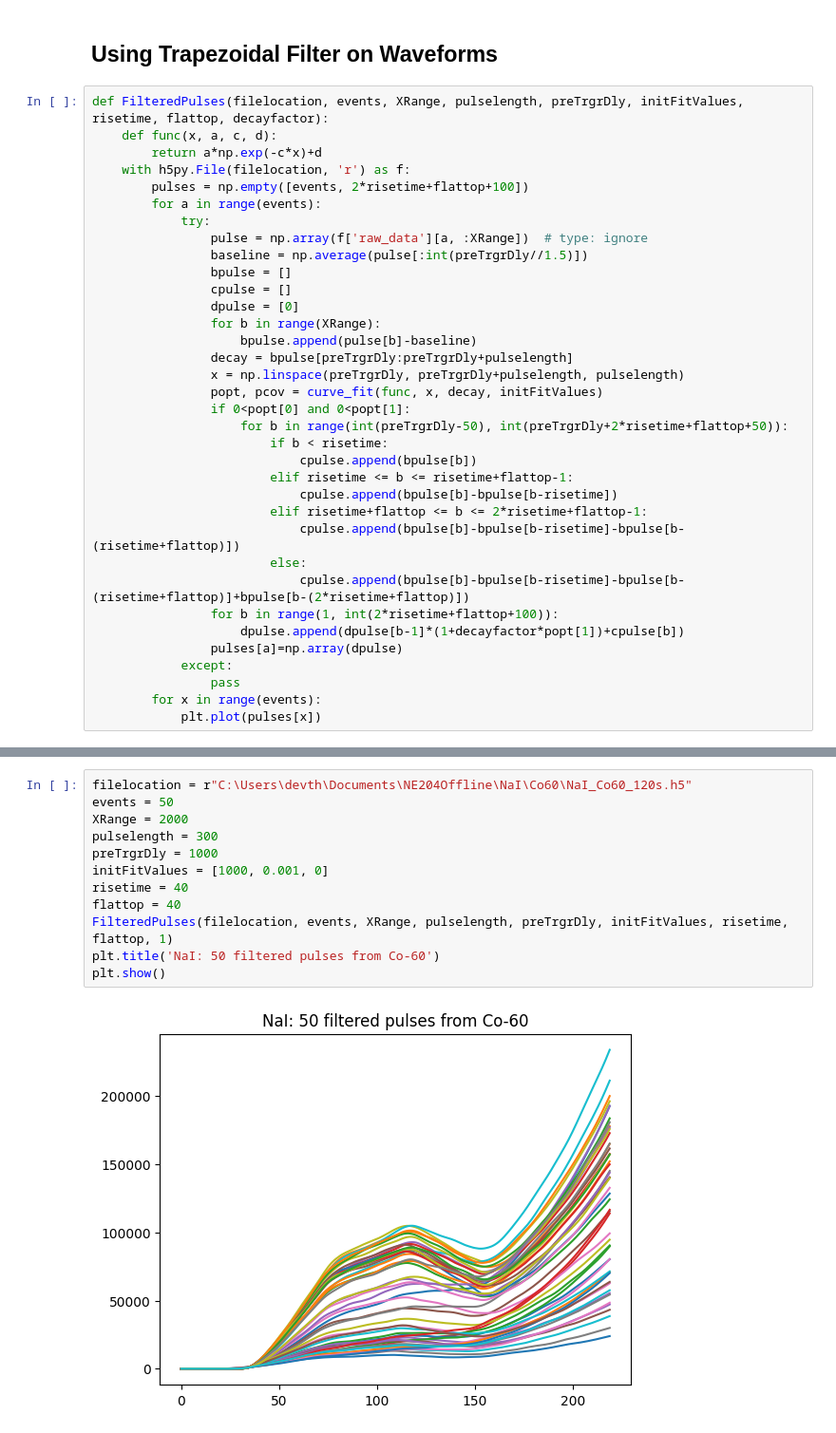
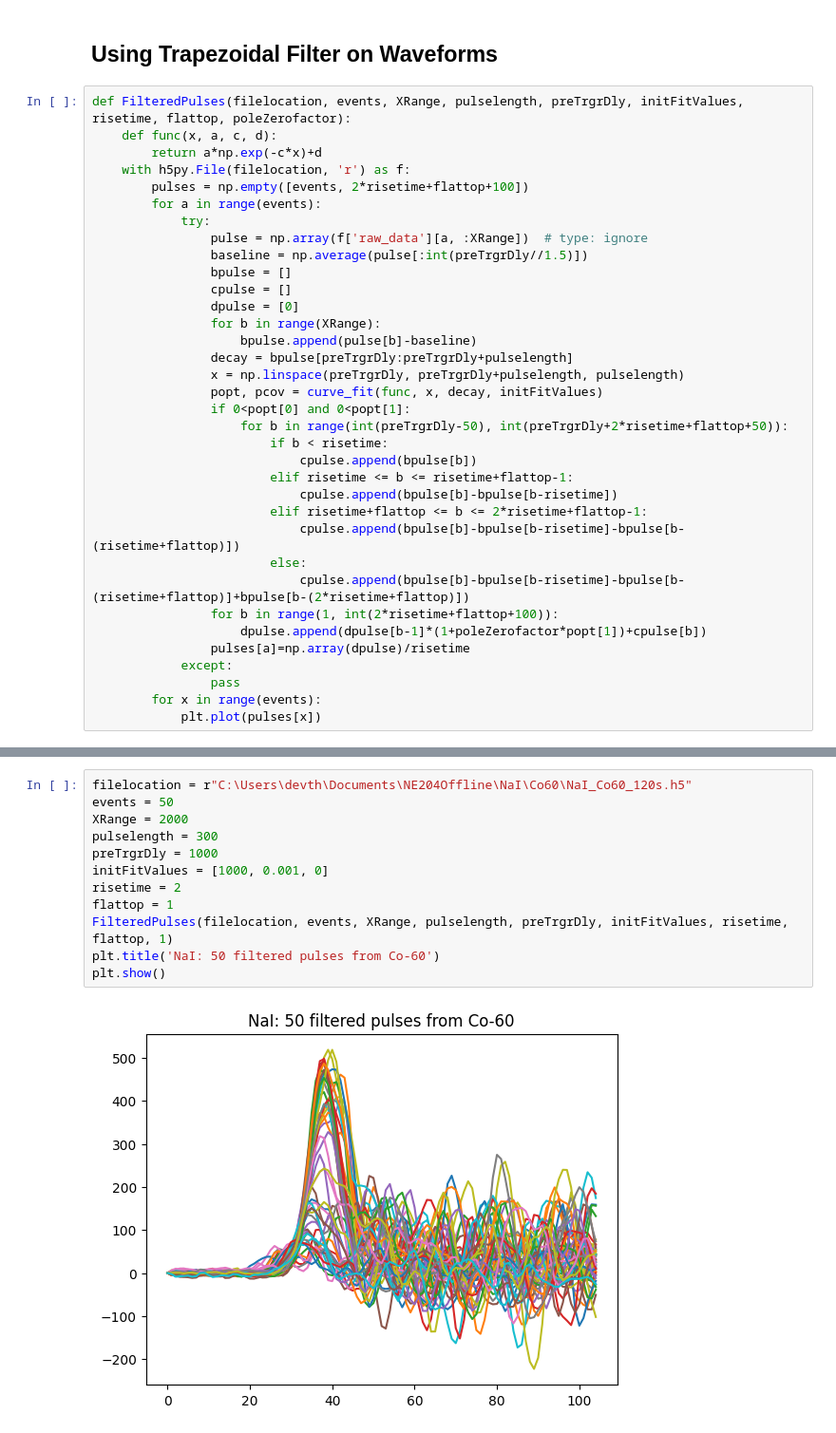
Before and after one commit to UCB-NE-204-2022/Devin_Thatcher_NE204, a Jupyter notebook: Lab2/Jupyter/NE204Lab2.ipynb, the cells around one changed output, grey strips where cells are left out. Shown at 95% size. Drawn from its saved outputs; the diff is of its cells as text.

```diff
--- a/Lab2/Jupyter/NE204Lab2.ipynb
+++ b/Lab2/Jupyter/NE204Lab2.ipynb
@@ -171,7 +173,7 @@ Exponential fitting fails for data from the EJ309 due to incredibly short pulse
 # %% [markdown]
 ## Using Trapezoidal Filter on Waveforms
 # %%
-def FilteredPulses(filelocation, events, XRange, pulselength, preTrgrDly, initFitValues, risetime, flattop, decayfactor):
+def FilteredPulses(filelocation, events, XRange, pulselength, preTrgrDly, initFitValues, risetime, flattop, poleZerofactor):
     def func(x, a, c, d):
         return a*np.exp(-c*x)+d
     with h5py.File(filelocation, 'r') as f:
@@ -199,8 +201,8 @@ def FilteredPulses(filelocation, events, XRange, pulselength, preTrgrDly, initFi
                         else:
                             cpulse.append(bpulse[b]-bpulse[b-risetime]-bpulse[b-(risetime+flattop)]+bpulse[b-(2*risetime+flattop)])
                 for b in range(1, int(2*risetime+flattop+100)):
-                    dpulse.append(dpulse[b-1]*(1+decayfactor*popt[1])+cpulse[b])
-                pulses[a]=np.array(dpulse)
+                    dpulse.append(dpulse[b-1]*(1+poleZerofactor*popt[1])+cpulse[b])
+                pulses[a]=np.array(dpulse)/risetime
             except:
                 pass
         for x in range(events):
@@ -222,14 +224,14 @@ plt.show()
 # %%
 filelocation = r"C:\Users\devth\Documents\NE204Offline\NaI\Co60\NaI_Co60_120s.h5"
 events = 50
 XRange = 2000
 pulselength = 300
 preTrgrDly = 1000
 initFitValues = [1000, 0.001, 0]
-risetime = 40
-flattop = 40
+risetime = 2
+flattop = 1
 FilteredPulses(filelocation, events, XRange, pulselength, preTrgrDly, initFitValues, risetime, flattop, 1)
 plt.title('NaI: 50 filtered pulses from Co-60')
 plt.show()
 # %% [output]
-[figure, old version]
+[figure, new version]
```
Also changed, not shown: parts of 12 cells of this notebook, 1 other file.
